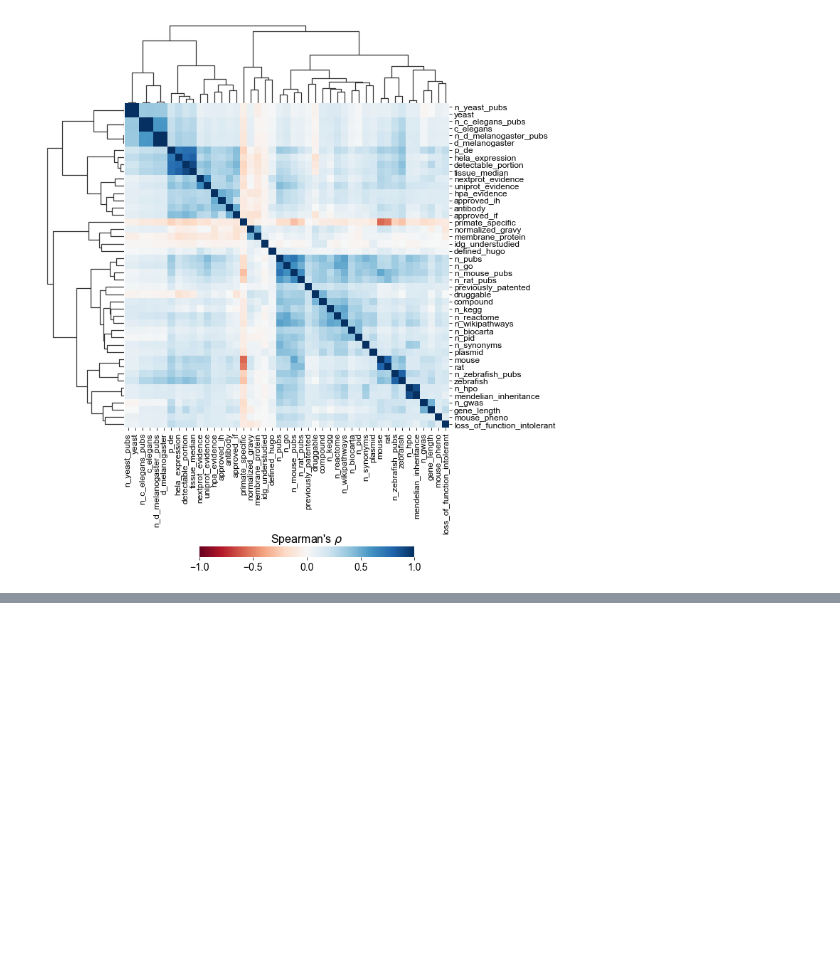
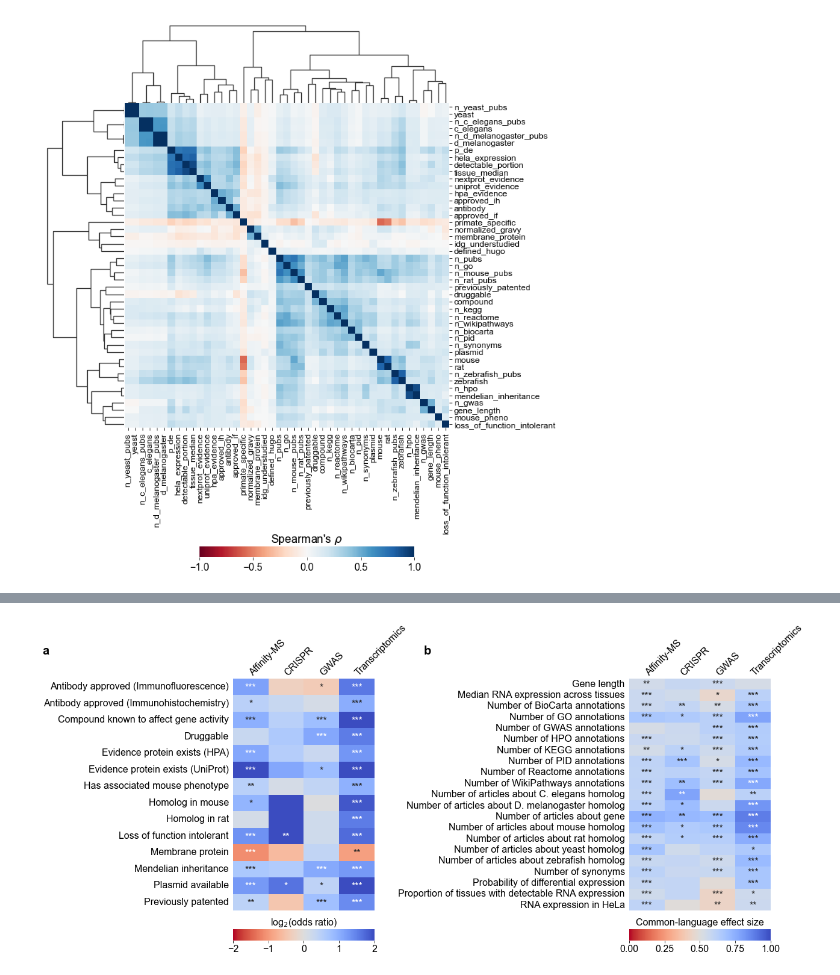
Before and after one commit to amarallab/fmug_analysis, a Jupyter notebook: notebooks/230728_evaluate_table.ipynb, the cells around one changed output, grey strips where cells are left out. Drawn from its saved outputs; the diff is of its cells as text; code cells hidden in the pictures; blank space fills up the shorter version.

```diff
--- a/notebooks/230728_evaluate_table.ipynb
+++ b/notebooks/230728_evaluate_table.ipynb
@@ -518,0 +615,78 @@ meta NOT subset; don't know how to subset; dropped
+# %%
+fig, axes = plt.subplots(nrows=2, ncols=2, figsize=(16,8),
+                         gridspec_kw={'height_ratios': [1,0.05], 'hspace':0.15, 'wspace':1.8})
+
+# binary factors
+result_df = pd.read_csv('../data/binary_table_eval_230728.csv')
+
+extra_rows_0 = pd.DataFrame({'type':['gwas', 'crispr', 'transcriptomics', 'aff_ms'],
+                           'property':'defined_hugo',
+                           'odds_ratio':[np.nan,np.inf,np.nan,np.inf],
+                           'asterisks':np.nan})
+extra_rows_1 = pd.DataFrame({'type':['gwas', 'crispr', 'transcriptomics', 'aff_ms'],
+                           'property':'protein_coding',
+                           'odds_ratio':[np.nan,np.nan,np.nan,np.nan],
+                           'asterisks':np.nan})
+result_df = pd.concat([result_df, extra_rows_0])#, extra_rows_1])
+result_df['odds_ratio'] = result_df['odds_ratio'].replace(np.inf, 1000)
+
+result_df['property'] = result_df['property'].apply(lambda x: rename_map.get(x))
+
+vals_df = result_df.pivot(index='property', columns='type', values='odds_ratio')
+asts_df = result_df.pivot(index='property', columns='type', values='asterisks').fillna('')#.replace('*', r'$\star$')
+
+vals_df = vals_df.rename(columns={'aff_ms':'Affinity-MS', 'transcriptomics':'Transcriptomics', 'gwas':'GWAS', 'crispr':'CRISPR'})
+
+vals_df = vals_df[(asts_df == '***').sum(axis=1) > 0]
+asts_df = asts_df[(asts_df == '***').sum(axis=1) > 0]
+
+sns.heatmap(np.log2(vals_df.replace(0, 1e-6)), vmin=-2, vmax=2, cmap='coolwarm_r',
+            yticklabels=1, center=0, annot=asts_df,
+            fmt='', annot_kws={'fontsize':16, 'va':'center_baseline'},
+           ax=axes[0][0], cbar_ax=axes[1][0],
+           cbar_kws={'orientation':'horizontal'})
+axes[0][0].tick_params(labelsize=16, labelbottom=False, bottom=False, labeltop=True, top=False, left=False)
+axes[0][0].set_xticklabels(labels=axes[0][0].xaxis.get_ticklabels(),
+                             rotation=45, ha='left', va='center', rotation_mode='anchor')
+axes[0][0].set_xlabel('')
+axes[0][0].set_ylabel('')
+axes[1][0].tick_params(labelsize=16)
+axes[1][0].set_xticks([-2,-1,0,1,2])
+axes[1][0].set_title(r'log$_2$(odds ratio)', fontsize=16)
+
+# continuous factors
+result_df = pd.read_csv('../data/continuous_table_eval_230728.csv')
+
+result_df['property'] = result_df['property'].apply(lambda x: rename_map.get(x))
+
+vals_df = result_df.pivot(index='property', columns='type', values='f')
+asts_df = result_df.pivot(index='property', columns='type', values='asterisks').fillna('')#.replace('*', r'$\star$')
+
+vals_df = vals_df.rename(columns={'aff_ms':'Affinity-MS', 'transcriptomics':'Transcriptomics', 'gwas':'GWAS', 'crispr':'CRISPR'})
+
+vals_df = vals_df[(asts_df == '***').sum(axis=1) > 0]
+asts_df = asts_df[(asts_df == '***').sum(axis=1) > 0]
+
+sns.heatmap(vals_df, vmin=0, vmax=1, cmap='coolwarm_r',
+            yticklabels=1, center=0.5, annot=asts_df,
+            fmt='', annot_kws={'fontsize':16, 'va':'center_baseline'},
+           ax=axes[0][1], cbar_ax=axes[1][1],
+           cbar_kws={'orientation':'horizontal'})
+axes[0][1].tick_params(labelsize=16, labelbottom=False, bottom=False, labeltop=True, top=False, left=False)
+axes[0][1].set_xticklabels(labels=axes[0][0].xaxis.get_ticklabels(),
+                             rotation=45, ha='left', va='center', rotation_mode='anchor')
+axes[0][1].set_xlabel('')
+axes[0][1].set_ylabel('')
+axes[1][1].tick_params(labelsize=16)
+axes[1][1].set_xticks([0, 0.25, 0.5, 0.75, 1.0])
+axes[1][1].set_title('Common-language effect size', fontsize=16)
+
+fig.text(s='a', x=-.15, y=0.95, fontsize=20, weight='bold')
+fig.text(s='b', x=0.4, y=0.95, fontsize=20, weight='bold')
+
+plt.savefig('../img/table_eval_figure_230822.png', dpi=200, bbox_inches='tight')
+plt.savefig('../img/table_eval_figure_230822.pdf', bbox_inches='tight')
+
+export.image('general', p='figures/table_eval_figure.pdf', date=True)
+export.raster_image('general', p='figures/table_eval_figure.png', date=True, dpi=600)
+# %% [output]
@@ -518,0 +697 @@ meta NOT subset; don't know how to subset; dropped
+[figure, added]
```
Also changed, not shown: parts of 22 cells of this notebook, 3 other files.
